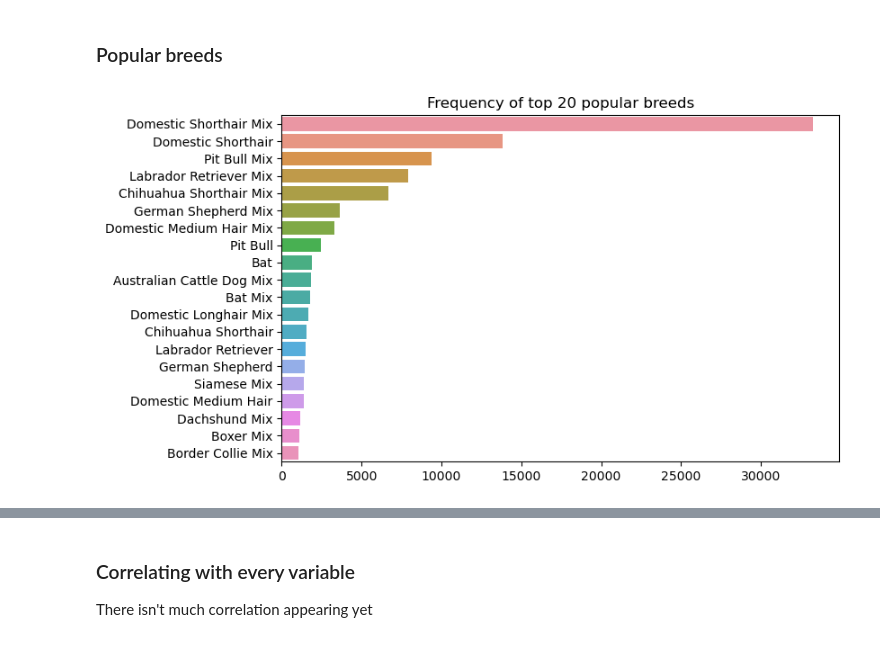
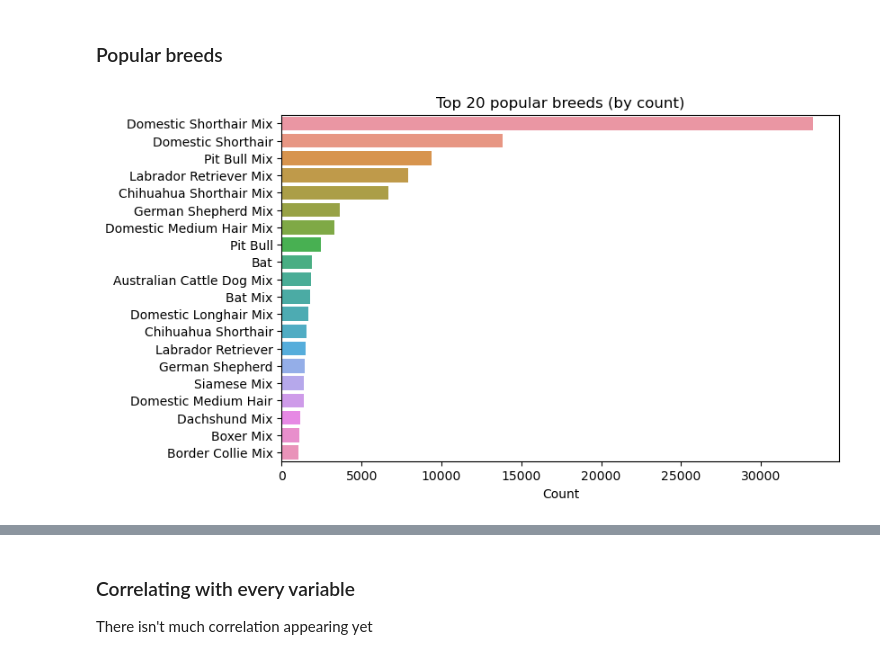
Before and after one commit to i12345/AustinAnimalCenterAnalysis, a Jupyter notebook: corr.ipynb, the cells around one changed output, grey strips where cells are left out. Drawn from its saved outputs; the diff is of its cells as text; code cells hidden in the pictures.

```diff
--- a/corr.ipynb
+++ b/corr.ipynb
@@ -60,17 +60,17 @@ df_breeds_with_info.head()
 # %%
 df_breeds_with_info_sorted_by_breed = df_breeds_with_info.sort_values('Count', ascending=False)
 
 k = 20
 plt.figure(figsize=(8,5))
 sns.barplot(
     data=df_breeds_with_info_sorted_by_breed.head(k),
     x='Count',
     y='Breed',
     errorbar=None,
 )
-plt.xlabel(None)
+plt.xlabel('Count')
 plt.ylabel(None)
-plt.title(f'Frequency of top {k} popular breeds')
+plt.title(f'Top {k} popular breeds (by count)')
 plt.show()
 # %% [output]
-[figure, old version]
+[figure, new version]
```
Also changed, not shown: parts of 1 cell of this notebook.
